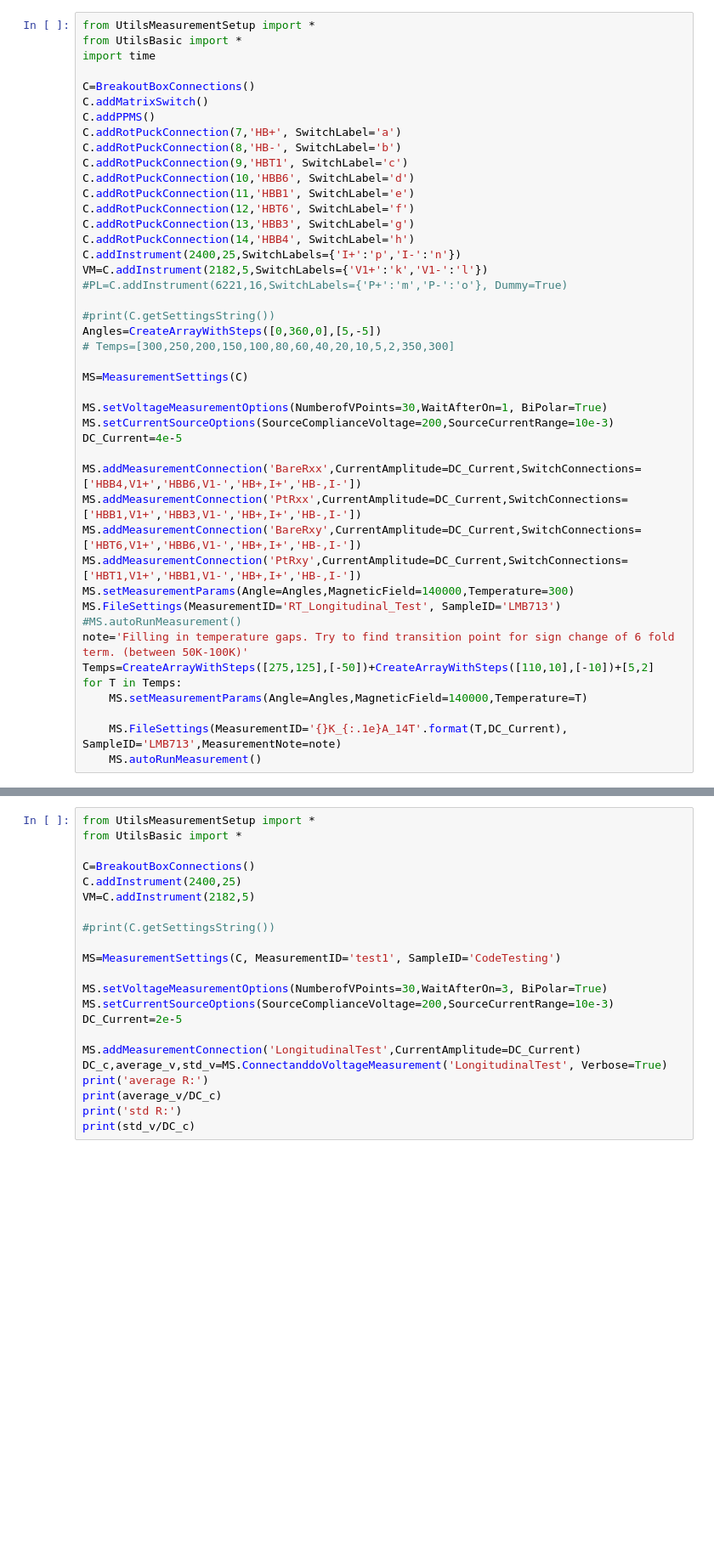
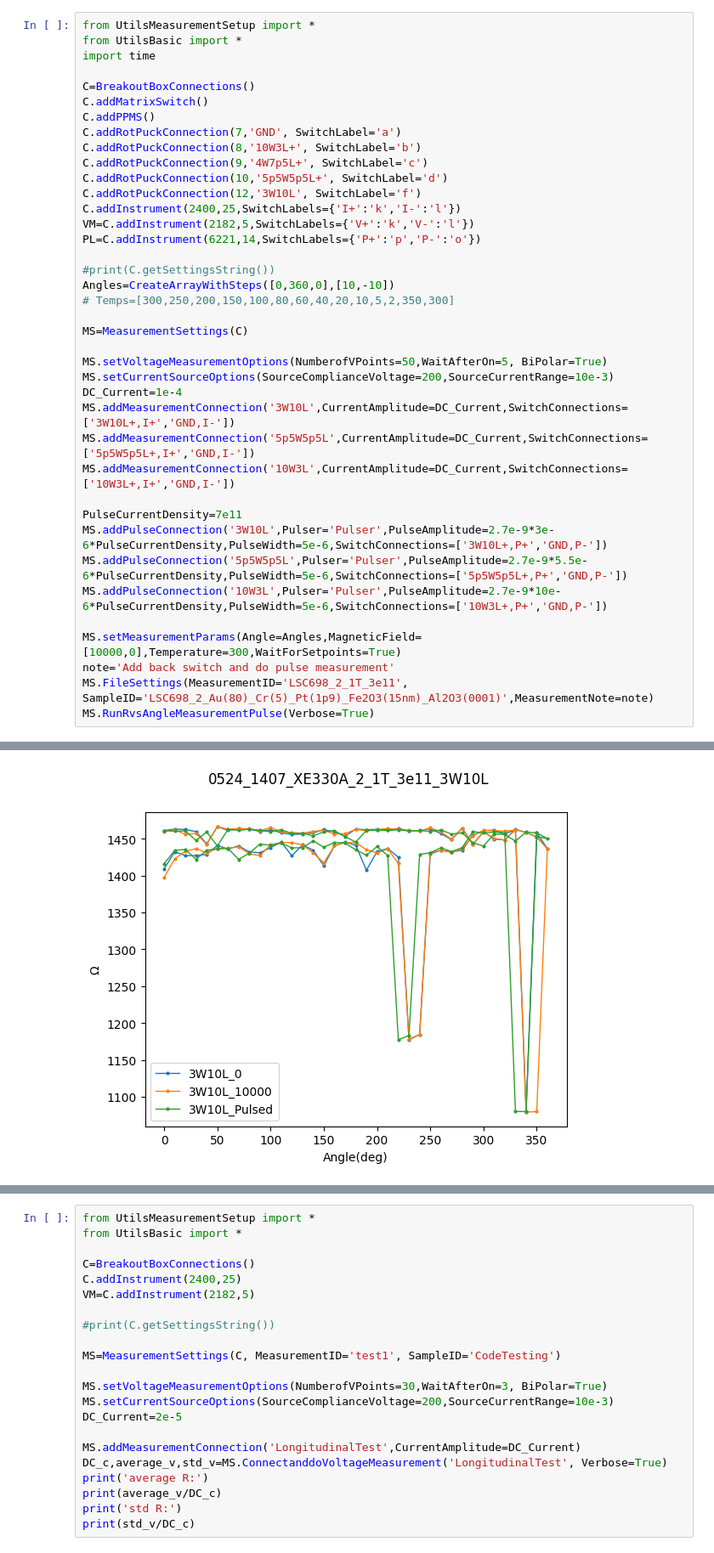
Before and after one commit to YangLabOSU/Measurements, a Jupyter notebook: PPMS_Rotator.ipynb, the cells around one changed output, grey strips where cells are left out. Shown at 85% size. Cells and saved outputs as stored; diff of their text form; blank space fills up the shorter version.

```diff
--- a/PPMS_Rotator.ipynb
+++ b/PPMS_Rotator.ipynb
@@ -53,40 +67,35 @@ import time
 C=BreakoutBoxConnections()
 C.addMatrixSwitch()
 C.addPPMS()
-C.addRotPuckConnection(7,'HB+', SwitchLabel='a')
-C.addRotPuckConnection(8,'HB-', SwitchLabel='b')
-C.addRotPuckConnection(9,'HBT1', SwitchLabel='c')
-C.addRotPuckConnection(10,'HBB6', SwitchLabel='d')
-C.addRotPuckConnection(11,'HBB1', SwitchLabel='e')
-C.addRotPuckConnection(12,'HBT6', SwitchLabel='f')
-C.addRotPuckConnection(13,'HBB3', SwitchLabel='g')
-C.addRotPuckConnection(14,'HBB4', SwitchLabel='h')
-C.addInstrument(2400,25,SwitchLabels={'I+':'p','I-':'n'})
-VM=C.addInstrument(2182,5,SwitchLabels={'V1+':'k','V1-':'l'})
-#PL=C.addInstrument(6221,16,SwitchLabels={'P+':'m','P-':'o'}, Dummy=True)
+C.addRotPuckConnection(7,'GND', SwitchLabel='a')
+C.addRotPuckConnection(8,'10W3L+', SwitchLabel='b')
+C.addRotPuckConnection(9,'4W7p5L+', SwitchLabel='c')
+C.addRotPuckConnection(10,'5p5W5p5L+', SwitchLabel='d')
+C.addRotPuckConnection(12,'3W10L', SwitchLabel='f')
+C.addInstrument(2400,25,SwitchLabels={'I+':'k','I-':'l'})
+VM=C.addInstrument(2182,5,SwitchLabels={'V+':'k','V-':'l'})
+PL=C.addInstrument(6221,14,SwitchLabels={'P+':'p','P-':'o'})
 
 #print(C.getSettingsString())
-Angles=CreateArrayWithSteps([0,360,0],[5,-5])
+Angles=CreateArrayWithSteps([0,360,0],[10,-10])
 # Temps=[300,250,200,150,100,80,60,40,20,10,5,2,350,300]
 
 MS=MeasurementSettings(C)
 
-MS.setVoltageMeasurementOptions(NumberofVPoints=30,WaitAfterOn=1, BiPolar=True)
+MS.setVoltageMeasurementOptions(NumberofVPoints=50,WaitAfterOn=5, BiPolar=True)
 MS.setCurrentSourceOptions(SourceComplianceVoltage=200,SourceCurrentRange=10e-3)
-DC_Current=4e-5
+DC_Current=1e-4
+MS.addMeasurementConnection('3W10L',CurrentAmplitude=DC_Current,SwitchConnections=['3W10L+,I+','GND,I-'])
+MS.addMeasurementConnection('5p5W5p5L',CurrentAmplitude=DC_Current,SwitchConnections=['5p5W5p5L+,I+','GND,I-'])
+MS.addMeasurementConnection('10W3L',CurrentAmplitude=DC_Current,SwitchConnections=['10W3L+,I+','GND,I-'])
 
-MS.addMeasurementConnection('BareRxx',CurrentAmplitude=DC_Current,SwitchConnections=['HBB4,V1+','HBB6,V1-','HB+,I+','HB-,I-'])
-MS.addMeasurementConnection('PtRxx',CurrentAmplitude=DC_Current,SwitchConnections=['HBB1,V1+','HBB3,V1-','HB+,I+','HB-,I-'])
-MS.addMeasurementConnection('BareRxy',CurrentAmplitude=DC_Current,SwitchConnections=['HBT6,V1+','HBB6,V1-','HB+,I+','HB-,I-'])
-MS.addMeasurementConnection('PtRxy',CurrentAmplitude=DC_Current,SwitchConnections=['HBT1,V1+','HBB1,V1-','HB+,I+','HB-,I-'])
-MS.setMeasurementParams(Angle=Angles,MagneticField=140000,Temperature=300)
-MS.FileSettings(MeasurementID='RT_Longitudinal_Test', SampleID='LMB713')
-#MS.autoRunMeasurement()
-note='Filling in temperature gaps. Try to find transition point for sign change of 6 fold term. (between 50K-100K)'
-Temps=CreateArrayWithSteps([275,125],[-50])+CreateArrayWithSteps([110,10],[-10])+[5,2]
-for T in Temps:
-    MS.setMeasurementParams(Angle=Angles,MagneticField=140000,Temperature=T)
+PulseCurrentDensity=7e11
+MS.addPulseConnection('3W10L',Pulser='Pulser',PulseAmplitude=2.7e-9*3e-6*PulseCurrentDensity,PulseWidth=5e-6,SwitchConnections=['3W10L+,P+','GND,P-'])
+MS.addPulseConnection('5p5W5p5L',Pulser='Pulser',PulseAmplitude=2.7e-9*5.5e-6*PulseCurrentDensity,PulseWidth=5e-6,SwitchConnections=['5p5W5p5L+,P+','GND,P-'])
+MS.addPulseConnection('10W3L',Pulser='Pulser',PulseAmplitude=2.7e-9*10e-6*PulseCurrentDensity,PulseWidth=5e-6,SwitchConnections=['10W3L+,P+','GND,P-'])
 
-    MS.FileSettings(MeasurementID='{}K_{:.1e}A_14T'.format(T,DC_Current), SampleID='LMB713',MeasurementNote=note)
-    MS.autoRunMeasurement()
+MS.setMeasurementParams(Angle=Angles,MagneticField=[10000,0],Temperature=300,WaitForSetpoints=True)
+note='Add back switch and do pulse measurement'
+MS.FileSettings(MeasurementID='LSC698_2_1T_3e11', SampleID='LSC698_2_Au(80)_Cr(5)_Pt(1p9)_Fe2O3(15nm)_Al2O3(0001)',MeasurementNote=note)
+MS.RunRvsAngleMeasurementPulse(Verbose=True)
 # %% [output]
@@ -109,0 +102 @@ The final array generated is  [0, 5, 10, 15, 20, 25, 30, 35, 40, 45, 50, 55, 60,
+[figure, added]
```
Also changed, not shown: parts of 17 cells of this notebook, 1 other file.
